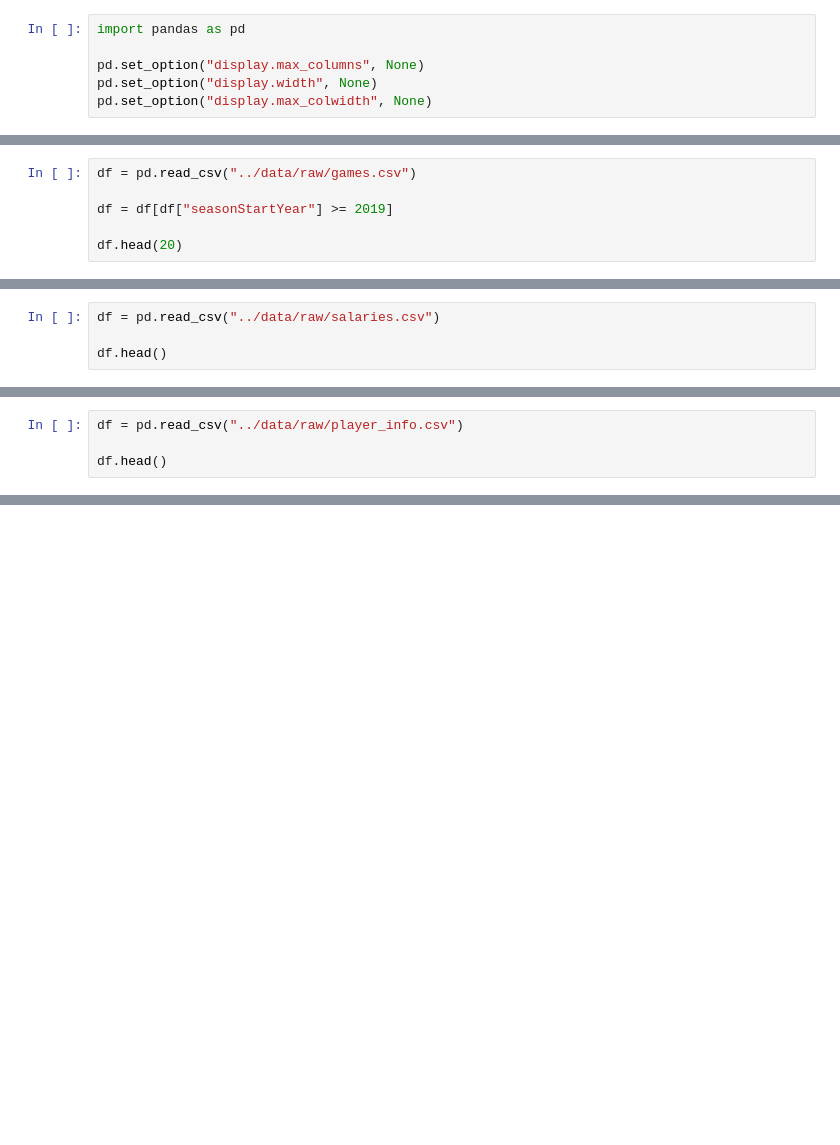
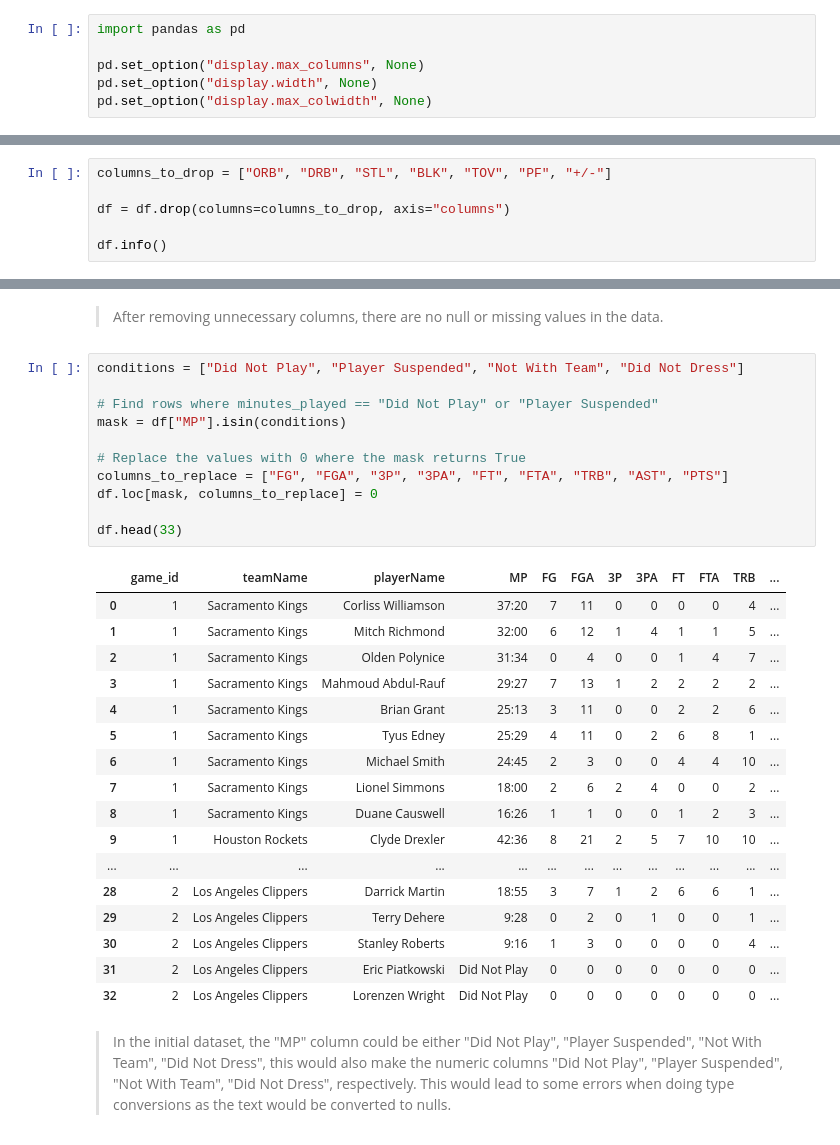
Before and after one commit to AdedoyinAA/Capstone-Project, a Jupyter notebook: etl-pipeline/notebooks/transform_boxscore.ipynb, the cells around one changed output, grey strips where cells are left out. Cells and saved outputs as stored; diff of their text form; blank space fills up the shorter version.

```diff
--- a/etl-pipeline/notebooks/transform_boxscore.ipynb
+++ b/etl-pipeline/notebooks/transform_boxscore.ipynb
@@ -19,6 +30,0 @@ df.head()
-# %%
-df = pd.read_csv("../data/raw/games.csv")
-
-df = df[df["seasonStartYear"] >= 2019]
-
-df.head(20)
@@ -43,4 +30,0 @@ df.head(20)
-# %%
-df = pd.read_csv("../data/raw/salaries.csv")
-
-df.head()
@@ -54,4 +30,0 @@ df.head()
-# %%
-df = pd.read_csv("../data/raw/player_info.csv")
-
-df.head()
@@ -64,0 +31,6 @@ df.head()
+# %%
+columns_to_drop = ["ORB", "DRB", "STL", "BLK", "TOV", "PF", "+/-"]
+
+df = df.drop(columns=columns_to_drop, axis="columns")
+
+df.info()
@@ -64,0 +55,33 @@ df.head()
+# %% [markdown]
+> After removing unnecessary columns, there are no null or missing values in the data.
+# %%
+conditions = ["Did Not Play", "Player Suspended", "Not With Team", "Did Not Dress"]
+
+# Find rows where minutes_played == "Did Not Play" or "Player Suspended"
+mask = df["MP"].isin(conditions)
+
+# Replace the values with 0 where the mask returns True
+columns_to_replace = ["FG", "FGA", "3P", "3PA", "FT", "FTA", "TRB", "AST", "PTS"]
+df.loc[mask, columns_to_replace] = 0
+
+df.head(33)
+# %% [output]
+|  | game_id | teamName | playerName | MP | FG | FGA | 3P | 3PA | FT | FTA | TRB | ... |
+| 0 | 1 | Sacramento Kings | Corliss Williamson | 37:20 | 7 | 11 | 0 | 0 | 0 | 0 | 4 | ... |
+| 1 | 1 | Sacramento Kings | Mitch Richmond | 32:00 | 6 | 12 | 1 | 4 | 1 | 1 | 5 | ... |
+| 2 | 1 | Sacramento Kings | Olden Polynice | 31:34 | 0 | 4 | 0 | 0 | 1 | 4 | 7 | ... |
+| 3 | 1 | Sacramento Kings | Mahmoud Abdul-Rauf | 29:27 | 7 | 13 | 1 | 2 | 2 | 2 | 2 | ... |
+| 4 | 1 | Sacramento Kings | Brian Grant | 25:13 | 3 | 11 | 0 | 0 | 2 | 2 | 6 | ... |
+| 5 | 1 | Sacramento Kings | Tyus Edney | 25:29 | 4 | 11 | 0 | 2 | 6 | 8 | 1 | ... |
+| 6 | 1 | Sacramento Kings | Michael Smith | 24:45 | 2 | 3 | 0 | 0 | 4 | 4 | 10 | ... |
+| 7 | 1 | Sacramento Kings | Lionel Simmons | 18:00 | 2 | 6 | 2 | 4 | 0 | 0 | 2 | ... |
+| 8 | 1 | Sacramento Kings | Duane Causwell | 16:26 | 1 | 1 | 0 | 0 | 1 | 2 | 3 | ... |
+| 9 | 1 | Houston Rockets | Clyde Drexler | 42:36 | 8 | 21 | 2 | 5 | 7 | 10 | 10 | ... |
+| ... | ... | ... | ... | ... | ... | ... | ... | ... | ... | ... | ... | ... |
+| 28 | 2 | Los Angeles Clippers | Darrick Martin | 18:55 | 3 | 7 | 1 | 2 | 6 | 6 | 1 | ... |
+| 29 | 2 | Los Angeles Clippers | Terry Dehere | 9:28 | 0 | 2 | 0 | 1 | 0 | 0 | 1 | ... |
+| 30 | 2 | Los Angeles Clippers | Stanley Roberts | 9:16 | 1 | 3 | 0 | 0 | 0 | 0 | 4 | ... |
+| 31 | 2 | Los Angeles Clippers | Eric Piatkowski | Did Not Play | 0 | 0 | 0 | 0 | 0 | 0 | 0 | ... |
+| 32 | 2 | Los Angeles Clippers | Lorenzen Wright | Did Not Play | 0 | 0 | 0 | 0 | 0 | 0 | 0 | ... |
+# %% [markdown]
+> In the initial dataset, the "MP" column could be either "Did Not Play", "Player Suspended", "Not With Team", "Did Not Dress", this would also make the numeric columns "Did Not Play", "Player Suspended", "Not With Team", "Did Not Dress", respectively. This would lead to some errors when doing type conversions as the text would be converted to nulls.
```
Also changed, not shown: parts of 19 cells of this notebook.
